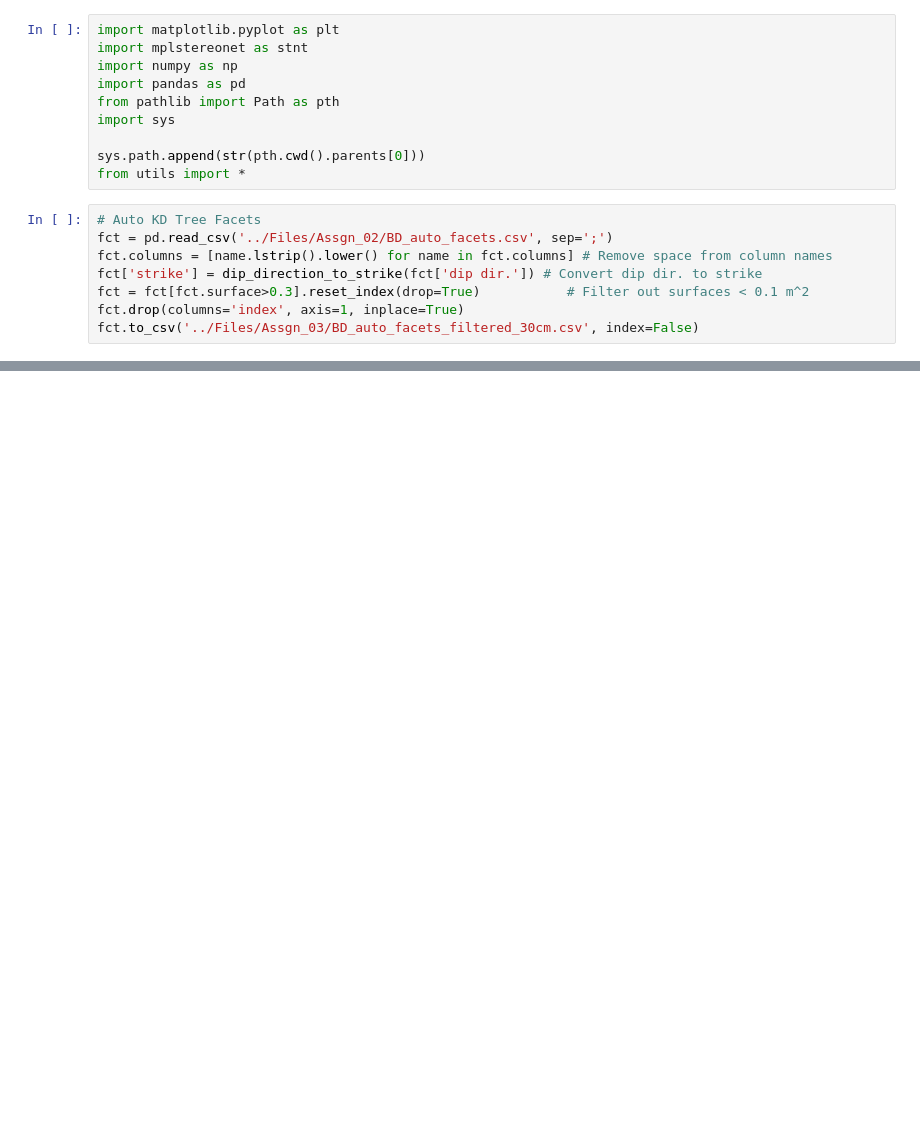
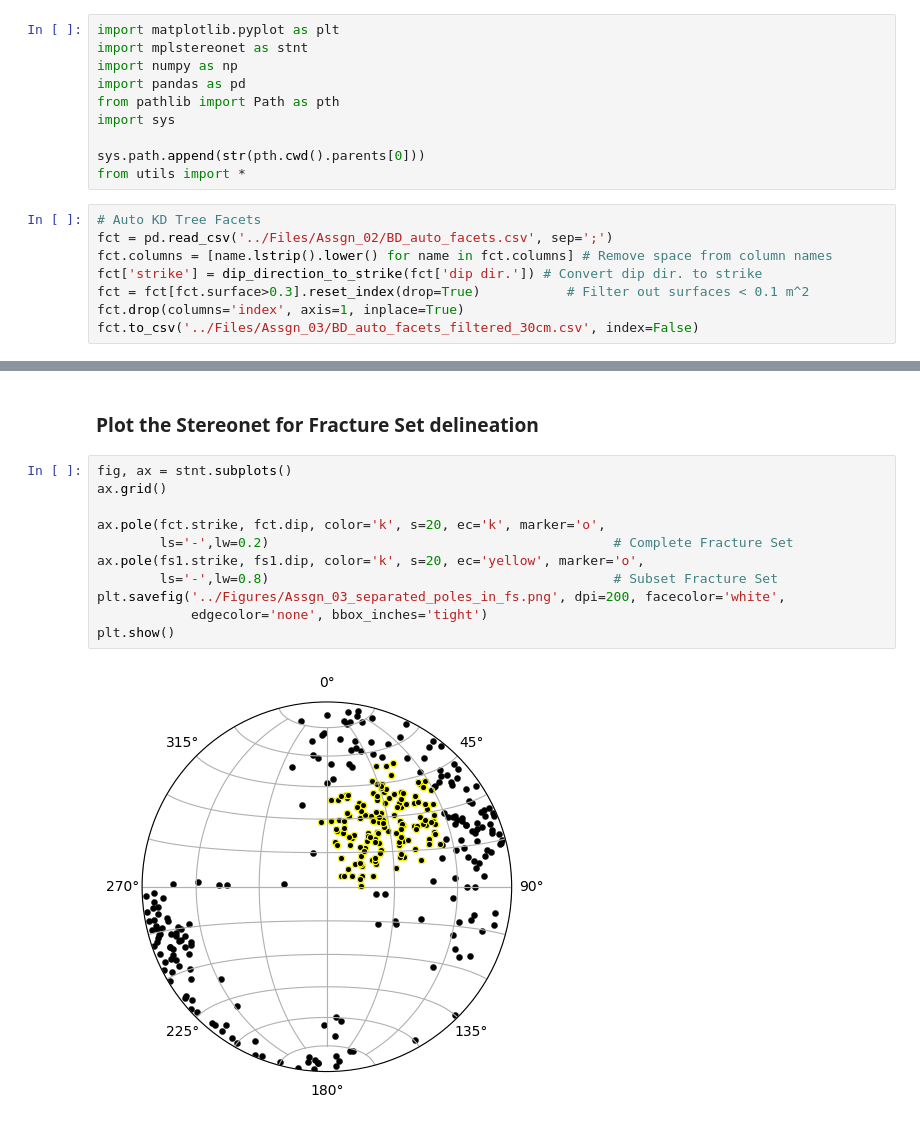
Before and after one commit to Josesx506/UA_PhD_Coursework_Assignments, a Jupyter notebook: 2024_Spring/GEN_580/Assignments/Assign_03.ipynb, the cells around one changed output, grey strips where cells are left out. Saved outputs shown, nothing was run; the diff lists cells and outputs as text; blank space fills up the shorter version.

```diff
--- a/2024_Spring/GEN_580/Assignments/Assign_03.ipynb
+++ b/2024_Spring/GEN_580/Assignments/Assign_03.ipynb
@@ -92,0 +58,15 @@ The probability of failure in the saturated case is  22.92%
+# %% [markdown]
+### Plot the Stereonet for Fracture Set delineation
+# %%
+fig, ax = stnt.subplots()
+ax.grid()
+
+ax.pole(fct.strike, fct.dip, color='k', s=20, ec='k', marker='o',
+        ls='-',lw=0.2)                                            # Complete Fracture Set
+ax.pole(fs1.strike, fs1.dip, color='k', s=20, ec='yellow', marker='o',
+        ls='-',lw=0.8)                                            # Subset Fracture Set
+plt.savefig('../Figures/Assgn_03_separated_poles_in_fs.png', dpi=200, facecolor='white',
+            edgecolor='none', bbox_inches='tight')
+plt.show()
+# %% [output]
+[figure, added]
```
Also changed, not shown: parts of 8 cells of this notebook.
